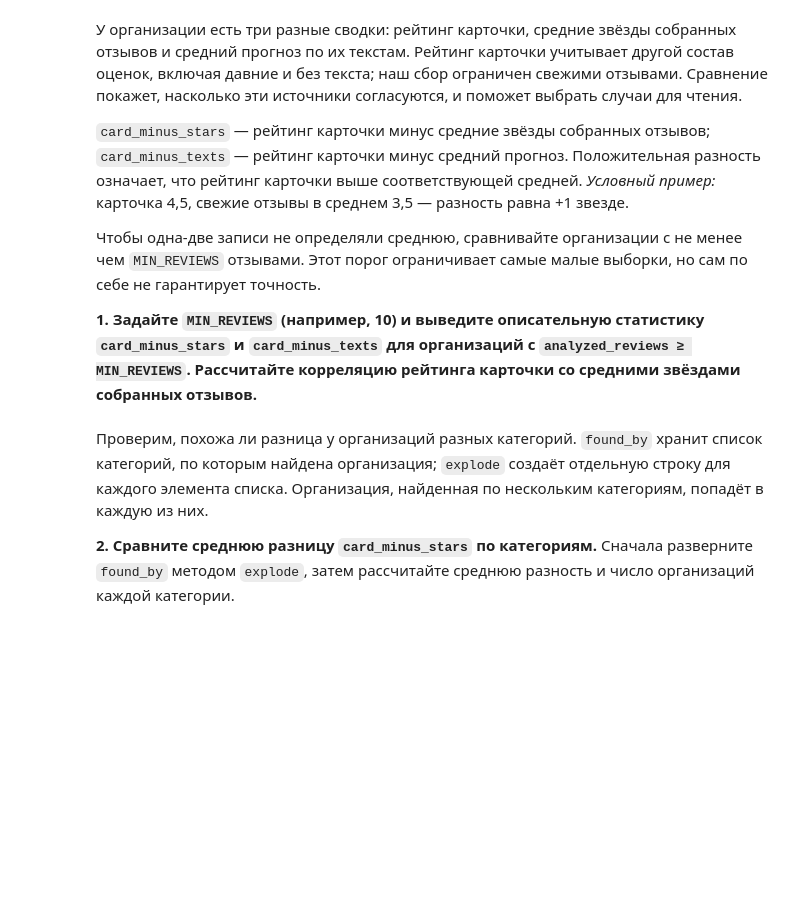
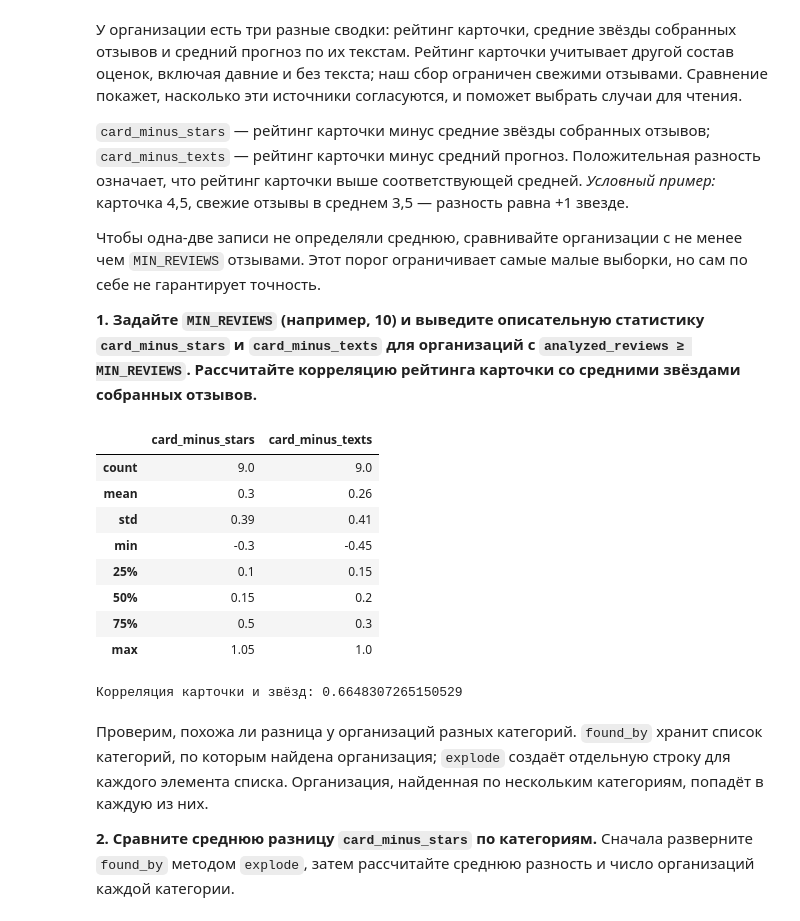
Before and after one commit to DinRazar/data-data, a Jupyter notebook: Работа 3.ipynb, the cells around one changed output. Drawn from its saved outputs; the diff is of its cells as text; code cells hidden in the pictures; blank space fills up the shorter version.

```diff
--- a/Работа 3.ipynb
+++ b/Работа 3.ipynb
@@ -1544,3 +1648,19 @@ def organization_summary(reviews, organizations):  # Сводка по орга
+# %%
+MIN_REVIEWS = 10
+reliable_a = org_a.loc[org_a.analyzed_reviews >= MIN_REVIEWS].copy()
+show(reliable_a[['card_minus_stars', 'card_minus_texts']].describe().round(2))
+print('Корреляция карточки и звёзд:', reliable_a[['rating', 'mean_review_stars']].corr().iloc[0, 1])
+# %% [output]
+|  | card_minus_stars | card_minus_texts |
+| count | 9.0 | 9.0 |
+| mean | 0.3 | 0.26 |
+| std | 0.39 | 0.41 |
+| min | -0.3 | -0.45 |
+| 25% | 0.1 | 0.15 |
+| 50% | 0.15 | 0.2 |
+| 75% | 0.5 | 0.3 |
+| max | 1.05 | 1.0 |
+Корреляция карточки и звёзд: 0.6648307265150529
 # %% [markdown]
 Проверим, похожа ли разница у организаций разных категорий. `found_by` хранит список категорий, по которым найдена организация; `explode` создаёт отдельную строку для каждого элемента списка. Организация, найденная по нескольким категориям, попадёт в каждую из них.
 
```
Also changed, not shown: parts of 54 cells of this notebook.
